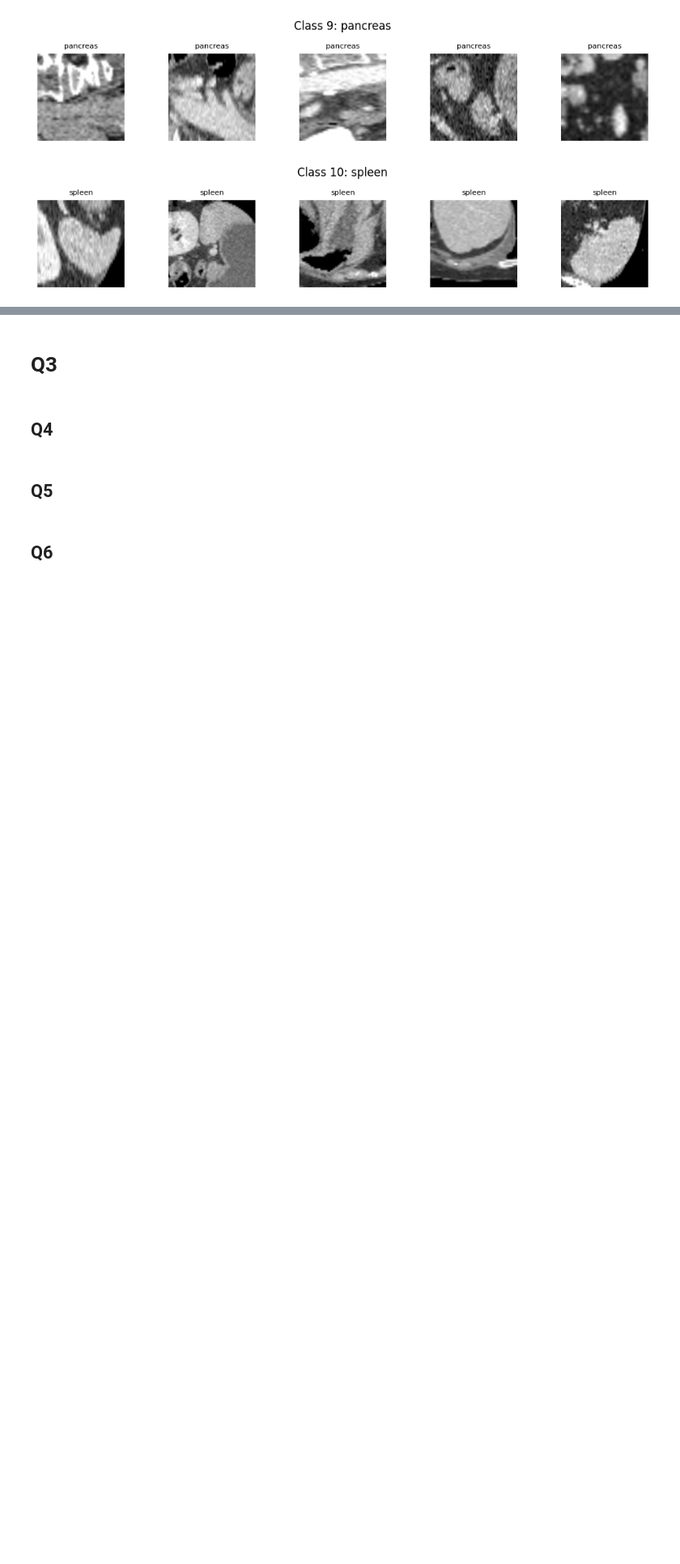
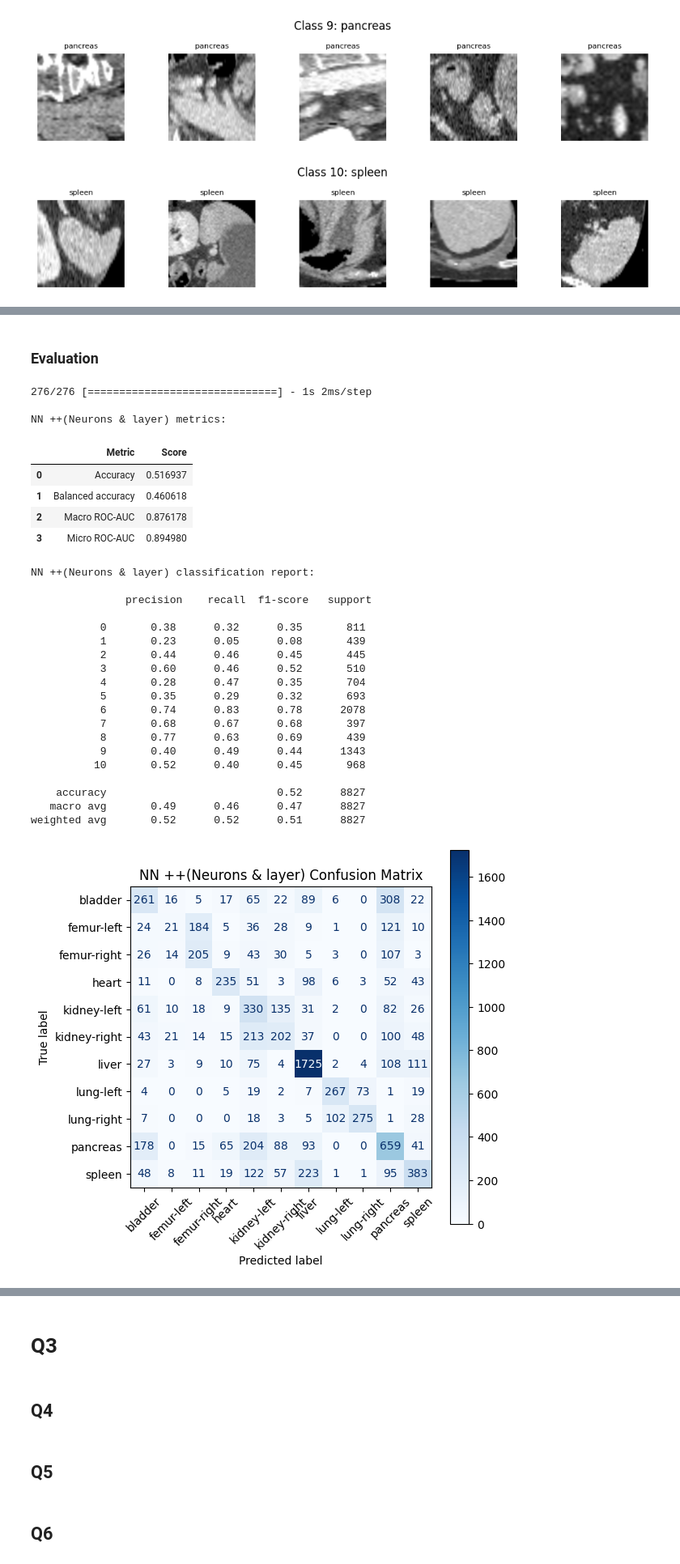
Before and after one commit to 4yala/NotebooksDL, a Jupyter notebook: CW2_DL.ipynb, the cells around one changed output, grey strips where cells are left out. Shown at 81% size. Cells and saved outputs as stored; diff of their text form; code cells hidden in the pictures; blank space fills up the shorter version.

```diff
--- a/CW2_DL.ipynb
+++ b/CW2_DL.ipynb
@@ -69,17 +77,21 @@ I0000 00:00:1775696707.095070   10919 port.cc:153] oneDNN custom operations are
 data_flag = "organsmnist"
 info = INFO[data_flag]
 data_root = "./data"
-DataClass = getattr(medmnist, info["python_class"])
 
 #Dataset loading
-train_dataset = DataClass(split="train", download=True, size=224, root=data_root)
-val_dataset   = DataClass(split="val", download=True, size=224, root=data_root)
-test_dataset  = DataClass(split="test", download=True, size=224, root=data_root)
+train_dataset = OrganSMNIST(split="train", download=True, size=224, root=data_root)
+val_dataset   = OrganSMNIST(split="val", download=True, size=224, root=data_root)
+test_dataset  = OrganSMNIST(split="test", download=True, size=224, root=data_root)
 
 #NumPy formatting
 X_train, y_train = train_dataset.imgs, train_dataset.labels
 X_val, y_val     = val_dataset.imgs, val_dataset.labels
 X_test, y_test   = test_dataset.imgs, test_dataset.labels
+
+#Labelling
+classes = np.unique(y_train)
+num_classes = len(classes)
+class_names = list(info["label"].values())
 # %% [markdown]
 ## Preprocess data
 # %%
@@ -138,9 +150,6 @@ y: (8827, 1)
 # %% [markdown]
 ### Setup
 # %%
-class_names = list(info["label"].values())
-num_classes = len(class_names)
-
 def get_class_counts(labels, num_classes):
     counts = np.zeros(num_classes)
 
@@ -410,0 +536,20 @@ Test accuracy: 0.42256712913513184
+# %%
+#Build
+NN_model_1 = Sequential([
+    #Input
+    Input(shape=(X_train_flat.shape[1],)),
+
+    #Hidden
+    Dense(256, activation='relu'),
+    Dense(128, activation='relu'),
+
+    #Output
+    Dense(num_classes, activation='softmax')
+])
+
+#Compilation
+NN_model_1.compile(
+    optimizer='adam',
+    loss='sparse_categorical_crossentropy',
+    metrics=['accuracy']
+)
@@ -410,0 +558,7 @@ Test accuracy: 0.42256712913513184
+# %%
+NN_1_history = NN_model_1.fit(
+    X_train_flat, y_train,
+    validation_data=(X_val_flat, y_val),
+    epochs=10,
+    batch_size=32
+)
@@ -410,0 +604,33 @@ Test accuracy: 0.42256712913513184
+# %% [markdown]
+### Evaluation
+# %%
+evaluate_model(NN_model_1, 'NN ++(Neurons & layer)', X_test_flat, y_test, 'Blues')
+# %% [output]
+276/276 [==============================] - 1s 2ms/step
+
+NN ++(Neurons & layer) metrics:
+|  | Metric | Score |
+| 0 | Accuracy | 0.516937 |
+| 1 | Balanced accuracy | 0.460618 |
+| 2 | Macro ROC-AUC | 0.876178 |
+| 3 | Micro ROC-AUC | 0.894980 |
+NN ++(Neurons & layer) classification report:
+
+               precision    recall  f1-score   support
+
+           0       0.38      0.32      0.35       811
+           1       0.23      0.05      0.08       439
+           2       0.44      0.46      0.45       445
+           3       0.60      0.46      0.52       510
+           4       0.28      0.47      0.35       704
+           5       0.35      0.29      0.32       693
+           6       0.74      0.83      0.78      2078
+           7       0.68      0.67      0.68       397
+           8       0.77      0.63      0.69       439
+           9       0.40      0.49      0.44      1343
+          10       0.52      0.40      0.45       968
+
+    accuracy                           0.52      8827
+   macro avg       0.49      0.46      0.47      8827
+weighted avg       0.52      0.52      0.51      8827
+[figure, added]
```
Also changed, not shown: parts of 48 cells of this notebook.
